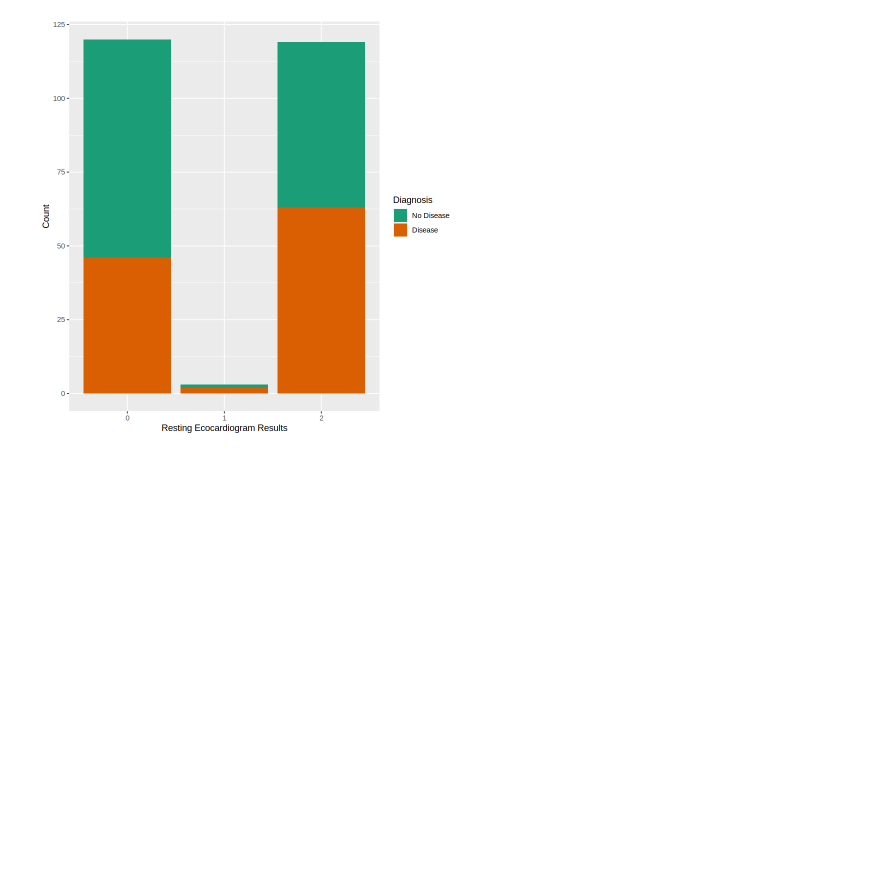
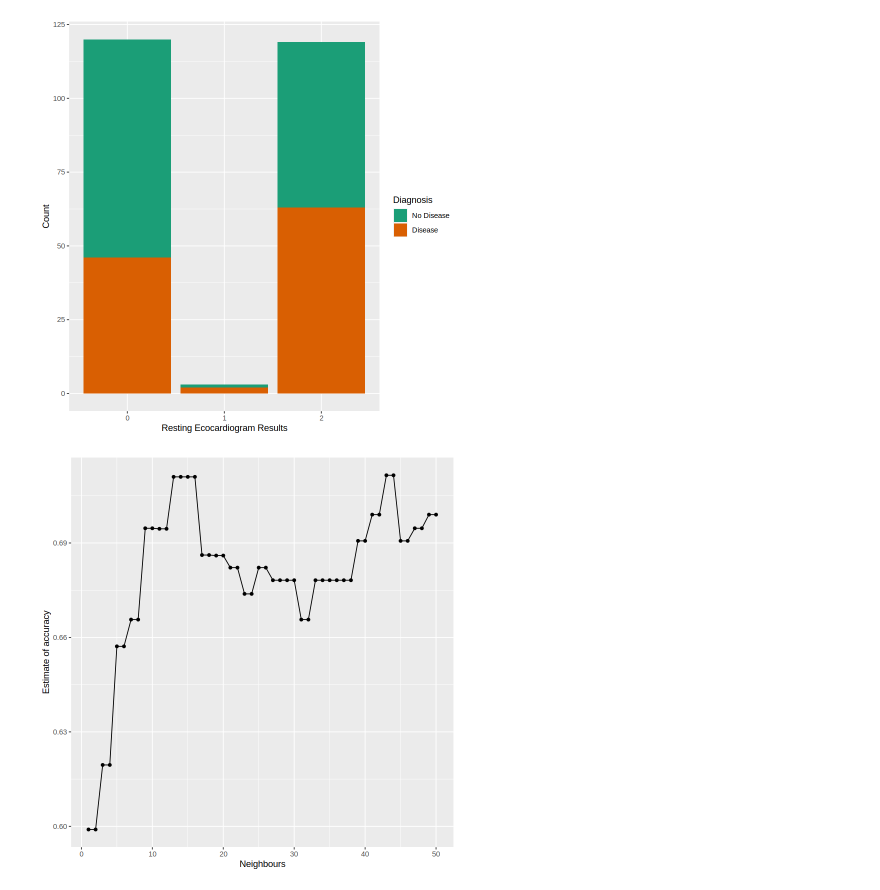
Before and after one commit to altarrok/dsci-100-2023w1-group-44, a Jupyter notebook: report.ipynb, the cells around one changed output. Cells and saved outputs as stored; diff of their text form; code cells hidden in the pictures; blank space fills up the shorter version.

```diff
--- a/report.ipynb
+++ b/report.ipynb
@@ -146,3 +148,34 @@ cat_restecg <- train_data |>
 cat_restecg
 # %% [output]
 [figure]
+# %%
+knn_recipe <- recipe(num ~., train_data)
+
+
+knn_spec <- nearest_neighbor(weight_func = "rectangular", neighbors = tune()) |>
+      set_engine("kknn") |>
+      set_mode("classification")
+
+knn_workflow <- workflow() |>
+    add_recipe(knn_recipe) |>
+    add_model(knn_spec)
+
+heart_vfold <- vfold_cv(train_data, v = 5, strata = num)
+
+k_values <- tibble(neighbors=seq(from=1,to=50))
+
+knn_results <- knn_workflow |>
+    tune_grid(resamples = heart_vfold, grid=k_values) |>
+    collect_metrics()
+
+accuracies <- knn_results |>
+    filter(.metric== "accuracy")
+
+cross_val_plot <- accuracies |>
+    ggplot(aes(x=neighbors, y=mean)) +
+    geom_point() +
+    geom_line() +
+    labs(x="Neighbours", y="Estimate of accuracy")
+cross_val_plot
+# %% [output]
+[figure, added]
```
Also changed, not shown: parts of 3 cells of this notebook.
